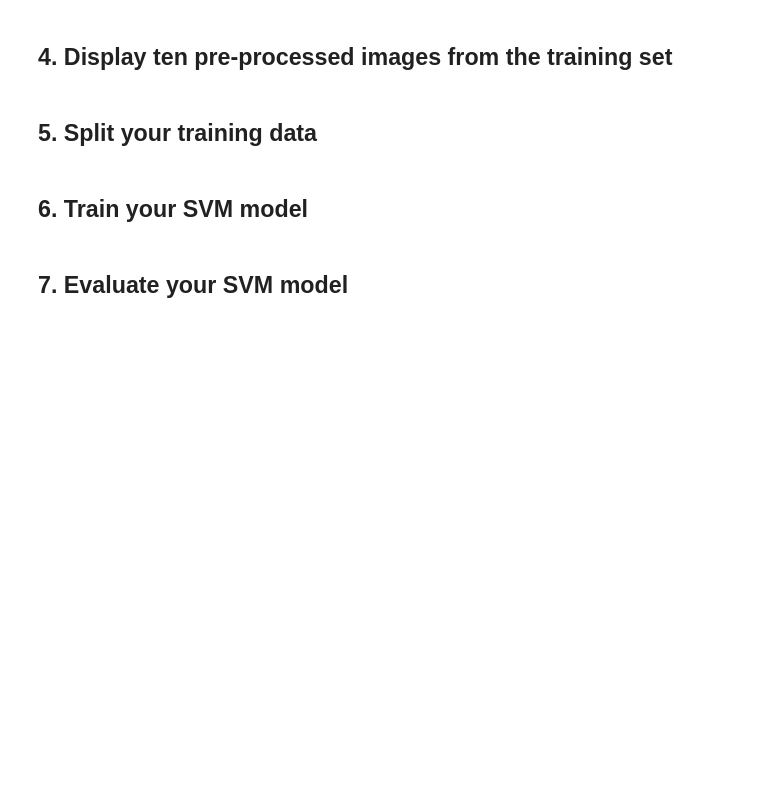
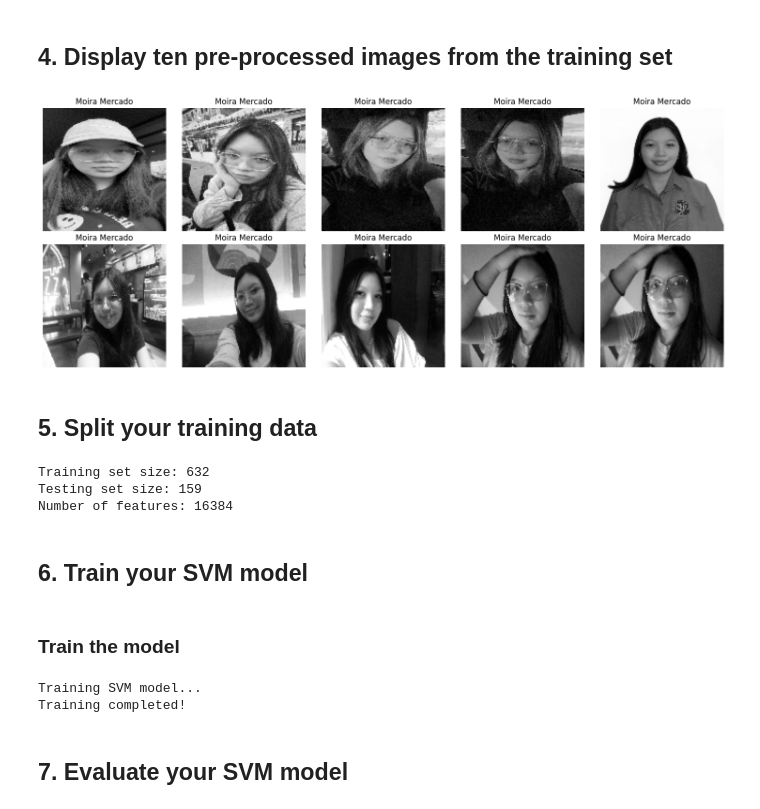
Before and after one commit to flexycode/CCMACLRL_EXERCISES_COM231ML, a Jupyter notebook: Lab/Lab-Exercise-5/Exercise5.ipynb, the cells around one changed output. Saved outputs shown, nothing was run; the diff lists cells and outputs as text; code cells hidden in the pictures; blank space fills up the shorter version.

```diff
--- a/Lab/Lab-Exercise-5/Exercise5.ipynb
+++ b/Lab/Lab-Exercise-5/Exercise5.ipynb
@@ -63,2 +188,18 @@ drive.mount('/content/drive')
+# %%
+def display_ten_images(X, y, label_map):
+    reverse_label_map = {v: k for k, v in label_map.items()}
+
+    plt.figure(figsize=(15, 6))
+    for i in range(10):
+        plt.subplot(2, 5, i+1)
+        plt.imshow(X[i].reshape(128, 128), cmap='gray')
+        plt.title(f'{reverse_label_map[y[i]]}')
+        plt.axis('off')
+    plt.tight_layout()
+    plt.show()
+
+display_ten_images(X, y, label_map)
+# %% [output]
+[figure, added]
 # %% [markdown]
 ## 5. Split your training data
@@ -67,2 +206,14 @@ drive.mount('/content/drive')
+# %%
+X_train, X_test, y_train, y_test = train_test_split(
+    X, y, test_size=0.2, random_state=42, stratify=y
+)
+
+print(f"Training set size: {X_train.shape[0]}")
+print(f"Testing set size: {X_test.shape[0]}")
+print(f"Number of features: {X_train.shape[1]}")
+# %% [output]
+Training set size: 632
+Testing set size: 159
+Number of features: 16384
 # %% [markdown]
 ## 6. Train your SVM model
@@ -71,2 +236,9 @@ drive.mount('/content/drive')
+# %% [markdown]
+### Train the model
+# %%
+svm_model = train_svm_model(X_train, y_train)
+# %% [output]
+Training SVM model...
+Training completed!
 # %% [markdown]
 ## 7. Evaluate your SVM model
```
Also changed, not shown: parts of 27 cells of this notebook.
